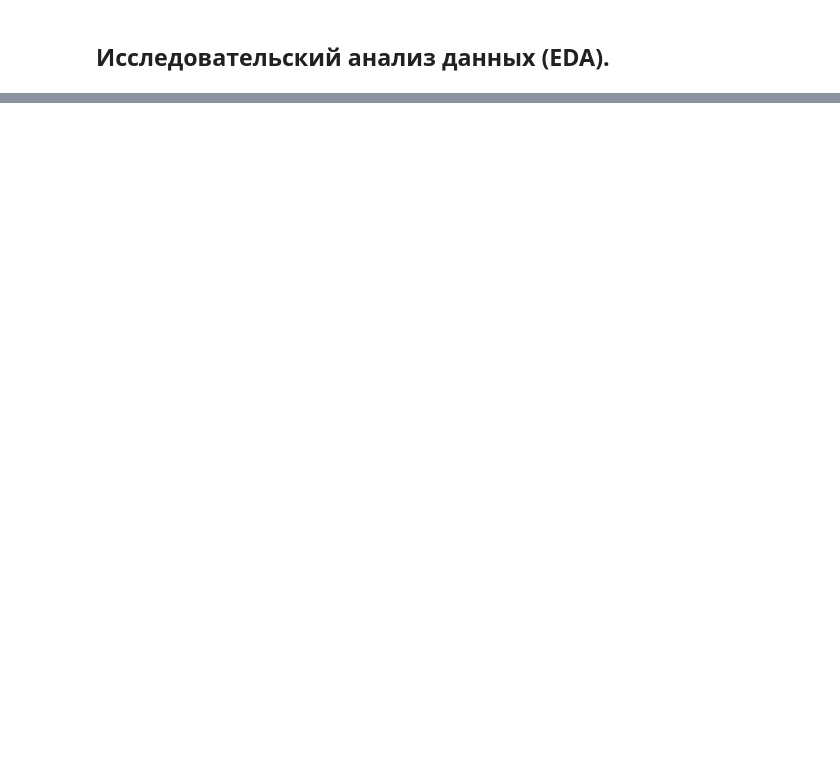
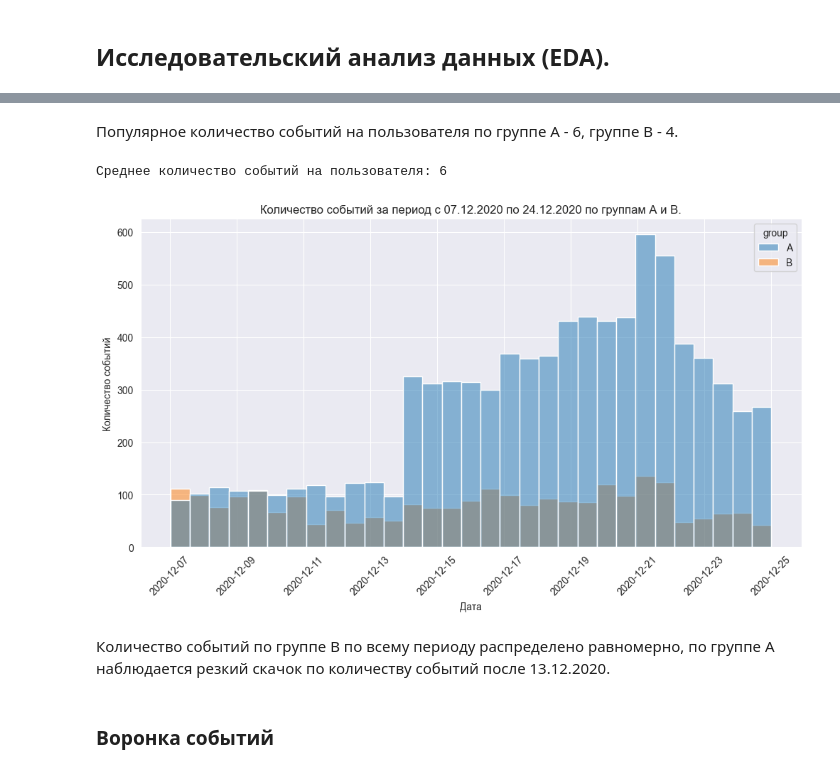
Before and after one commit to akirionenko/senior_progect, a Jupyter notebook: AB_test.ipynb, the cells around one changed output, grey strips where cells are left out. Saved outputs shown, nothing was run; the diff lists cells and outputs as text; code cells hidden in the pictures; blank space fills up the shorter version.

```diff
--- a/AB_test.ipynb
+++ b/AB_test.ipynb
@@ -571,0 +607,28 @@ print(
+# %% [markdown]
+Популярное количество событий на пользователя по группе А - 6, группе В - 4.
+# %%
+#посчитаем среднее на одного пользователя
+data_group_by_user = data_cut_2.pivot_table\
+    (index='user_id', values='event_name', aggfunc='count')
+print("Среднее количество событий на пользователя: {:,.0f} ".format(data_group_by_user['event_name'].mean()))
+# %% [output]
+Среднее количество событий на пользователя: 6
+# %%
+#количество событий на пользователя по дням по каждой группе пользователей
+fig, ax = plt.subplots(figsize=(12, 6))
+sns.histplot(
+    data=data_cut_2
+    .pivot_table(index=['event_dt', 'group'], values='event_name', aggfunc='count')
+    .reset_index(), x="event_dt", hue="group")
+plt.grid(True)
+plt.xticks(rotation=45)
+plt.xlabel("Дата")
+plt.ylabel("Количество событий")
+plt.title("Количество событий за период с 07.12.2020 по 24.12.2020 по группам А и B.")
+plt.show()
+# %% [output]
+[figure, added]
+# %% [markdown]
+Количество событий по группе В по всему периоду распределено равномерно, по группе А наблюдается резкий скачок по количеству событий после 13.12.2020.
+# %% [markdown]
+### Воронка событий
```
Also changed, not shown: parts of 21 cells of this notebook.
